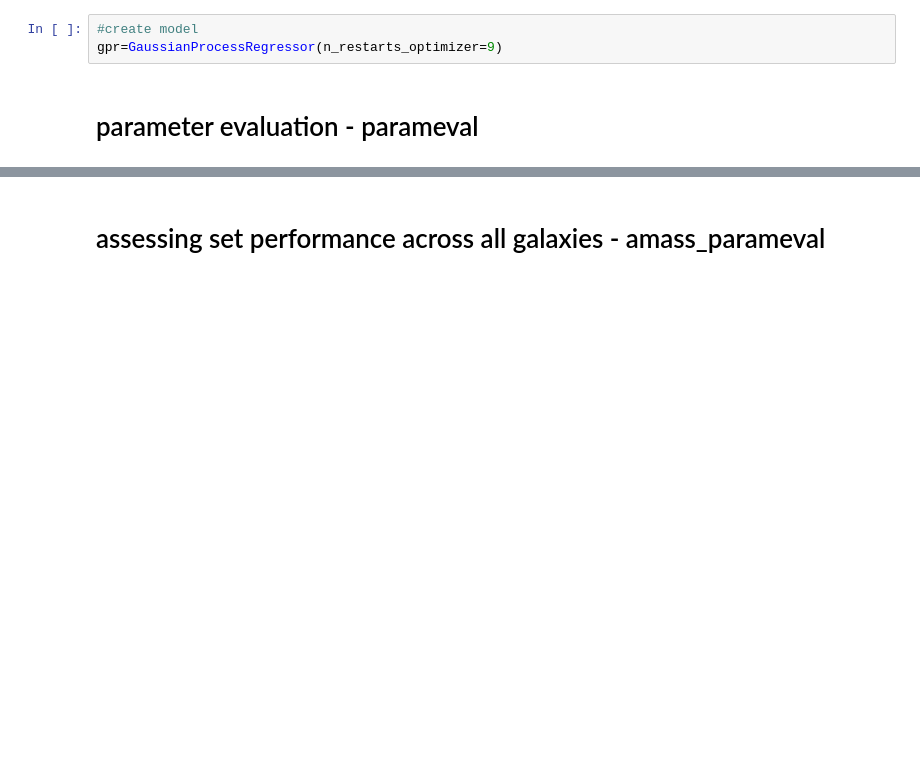
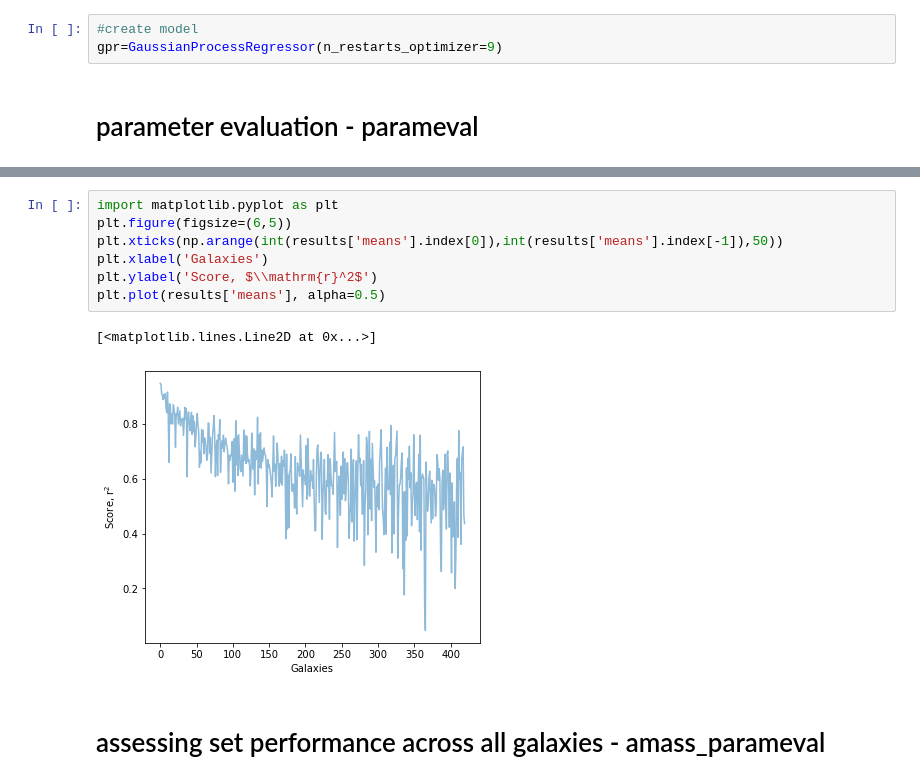
Before and after one commit to gavrodge/shp, a Jupyter notebook: useGPRuning.ipynb, the cells around one changed output, grey strips where cells are left out. Drawn from its saved outputs; the diff is of its cells as text; blank space fills up the shorter version.

```diff
--- a/useGPRuning.ipynb
+++ b/useGPRuning.ipynb
@@ -128,3 +178,13 @@ results['stds']
+# %%
+import matplotlib.pyplot as plt
+plt.figure(figsize=(6,5))
+plt.xticks(np.arange(int(results['means'].index[0]),int(results['means'].index[-1]),50))
+plt.xlabel('Galaxies')
+plt.ylabel('Score, $\\mathrm{r}^2$')
+plt.plot(results['means'], alpha=0.5)
+# %% [output]
+[<matplotlib.lines.Line2D at 0x...>]
+[figure, added]
 # %% [markdown]
 # assessing set performance across all galaxies - amass_parameval
 # %%
```
Also changed, not shown: parts of 22 cells of this notebook, 7 other files.
